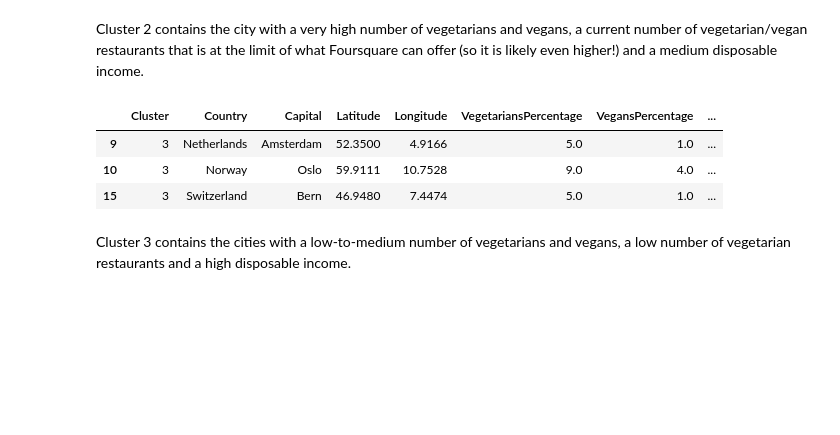
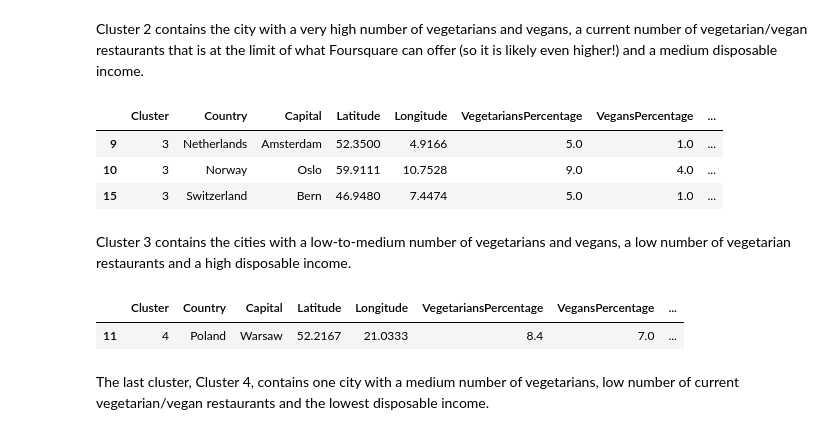
Before and after one commit to MerelVergaaij/CourseraCapstone, a Jupyter notebook: BattleOfTheNeighborhoods.ipynb, the cells around one changed output. Cells and saved outputs as stored; diff of their text form; code cells hidden in the pictures; blank space fills up the shorter version.

Commit message:
Add last cluster

```diff
--- a/BattleOfTheNeighborhoods.ipynb
+++ b/BattleOfTheNeighborhoods.ipynb
@@ -451,3 +451,10 @@ cities.loc[cities['Cluster'] == 3]
 | 15 | 3 | Switzerland | Bern | 46.9480 | 7.4474 | 5.0 | 1.0 | ... |
 # %% [markdown]
 Cluster 3 contains the cities with a low-to-medium number of vegetarians and vegans, a low number of vegetarian restaurants and a high disposable income.
+# %%
+cities.loc[cities['Cluster'] == 4]
+# %% [output]
+|  | Cluster | Country | Capital | Latitude | Longitude | VegetariansPercentage | VegansPercentage | ... |
+| 11 | 4 | Poland | Warsaw | 52.2167 | 21.0333 | 8.4 | 7.0 | ... |
+# %% [markdown]
+The last cluster, Cluster 4, contains one city with a medium number of vegetarians, low number of current vegetarian/vegan restaurants and the lowest disposable income.
```
